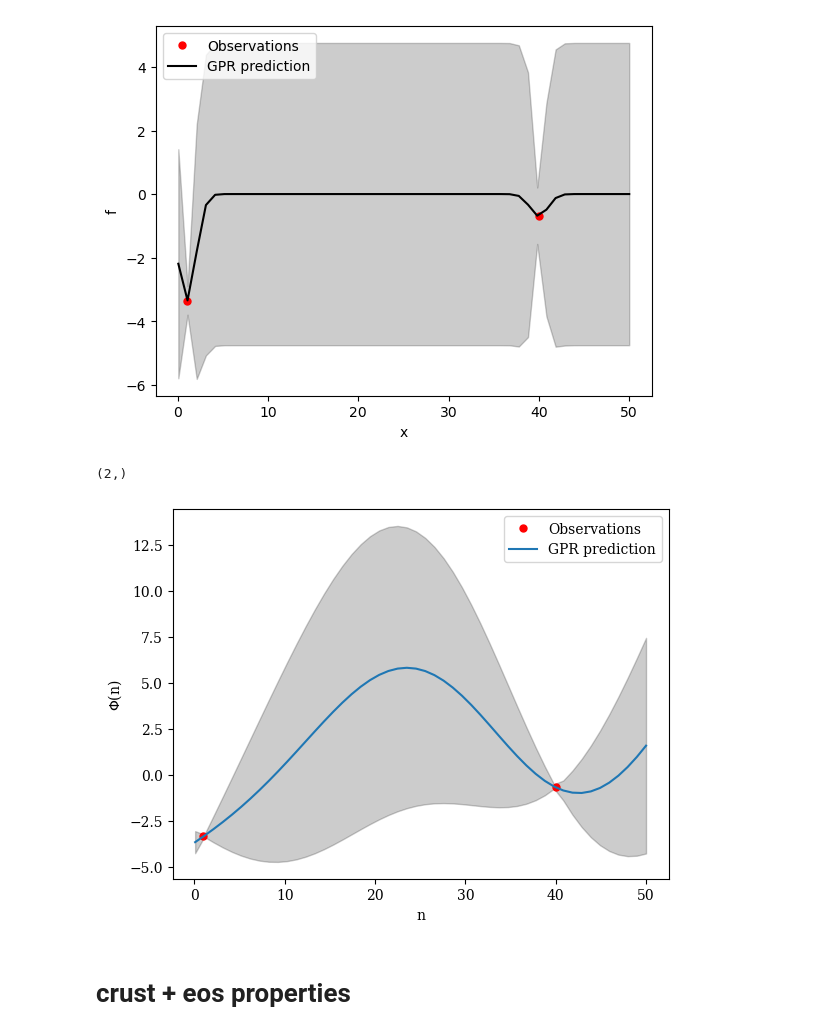
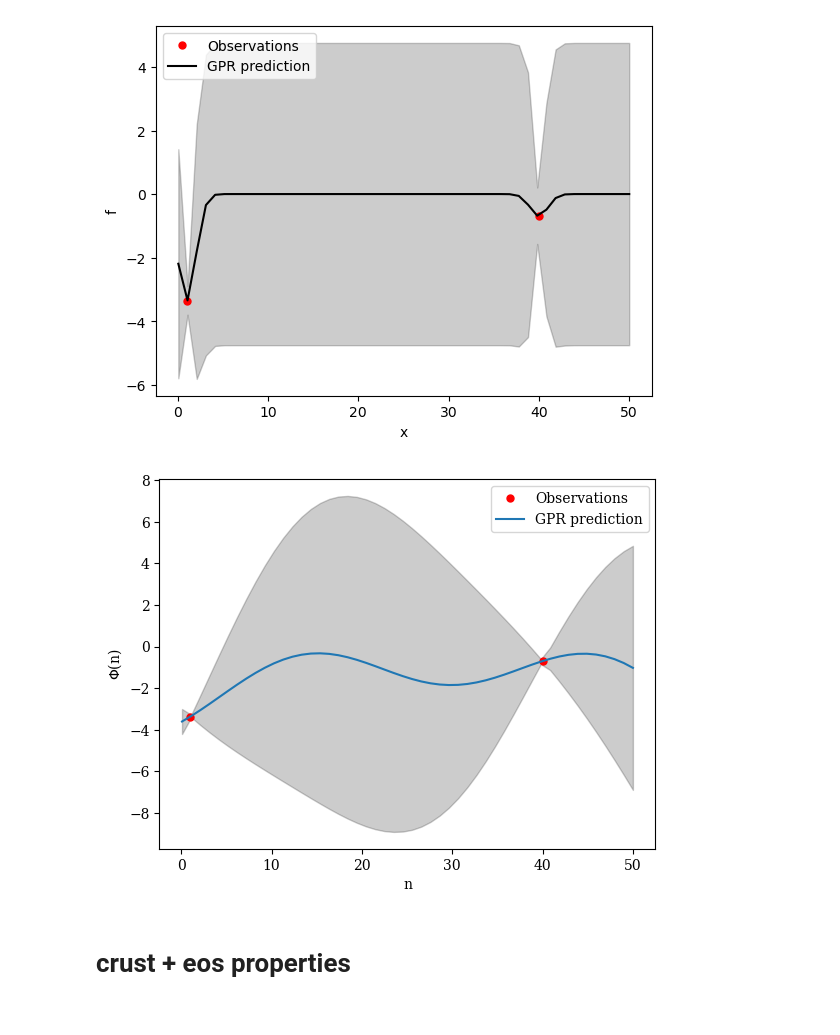
Before and after one commit to codinginrevolt/master_thesis, a Jupyter notebook: classes.ipynb, the cells around one changed output. Cells and saved outputs as stored; diff of their text form; code cells hidden in the pictures.

```diff
--- a/classes.ipynb
+++ b/classes.ipynb
@@ -41,29 +41,28 @@ plt.show()
 # %%
 my_kernel = db.Kernel('SE', sigma=5, l=15)
 
 my_gp = db.GP(my_kernel, -np.log(1/(0.72) - 1))
 
 my_gp.fit(x1,x2,f1)
 
 n = 1
-y, sig = my_gp.process(n) # y is the phi
+y, sig = my_gp.posterior(n) # y is the phi
 
 
 plt.figure()
 plt.plot(x1, f1, 'r.', markersize=10, label='Observations')
 for i in range(n):
     plt.plot(x2, y[i], label=f'GPR prediction' if i == 0 else "")
 
 plt.fill_between(x2.ravel(), y[0] - 1.96 * sig, y[0] + 1.96 * sig, alpha=0.2, color='k')
 
 plt.rcParams["font.family"] = "serif"
 plt.xlabel('n')
 plt.ylabel(r'$\Phi$(n)')
 plt.legend()
 plt.show()
 # %% [output]
-(2,)
-[figure, old version]
+[figure, new version]
 # %% [markdown]
 # crust + eos properties
 # %%
```
Also changed, not shown: parts of 10 cells of this notebook, 1 other file.
